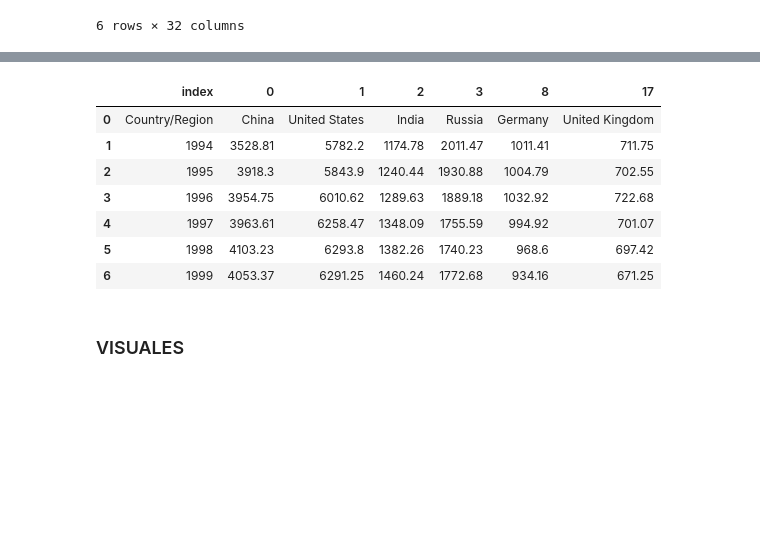
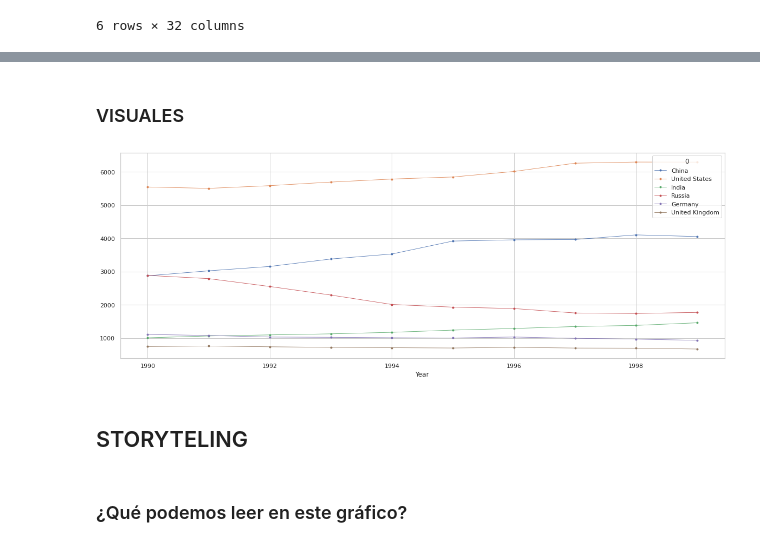
Before and after one commit to Jorge-Solana/GHG-emissions-and-temperature-on-Earth, a Jupyter notebook: Visuals!.ipynb, the cells around one changed output, grey strips where cells are left out. Cells and saved outputs as stored; diff of their text form; code cells hidden in the pictures; blank space fills up the shorter version.

```diff
--- a/Visuals!.ipynb
+++ b/Visuals!.ipynb
@@ -44,3 +48,9 @@ df_acortado_date
 | 3 | Russia | 2885.12 | 2788.70 | 2551.94 | 2294.62 | 2011.47 | 1930.88 | 1889.18 | 1755.59 | 1740.23 | ... |
 | 8 | Germany | 1109.28 | 1079.69 | 1032.01 | 1024.31 | 1011.41 | 1004.79 | 1032.92 | 994.92 | 968.60 | ... |
 | 17 | United Kingdom | 746.40 | 761.64 | 739.51 | 722.61 | 711.75 | 702.55 | 722.68 | 701.07 | 697.42 | ... |
+# %%
+hola = df_acortado_date.T.reset_index()
+hola.columns = hola.iloc[0]
+hola.rename(columns={"Country/Region":"Year"}, inplace=True)
+hola.drop(0,axis=0, inplace = True)
+hola.head()
@@ -47,13 +74,4 @@ df_acortado_date
 # %%
 # convertimos los valores de cada año en float, ya que eran object
 # %%
-pd.to_numeric(df_acortado_date['1990'])
-pd.to_numeric(df_acortado_date['1991'])
-pd.to_numeric(df_acortado_date['1992'])
-pd.to_numeric(df_acortado_date['1993'])
-pd.to_numeric(df_acortado_date['1994'])
-pd.to_numeric(df_acortado_date['1995'])
-pd.to_numeric(df_acortado_date['1996'])
-pd.to_numeric(df_acortado_date['1997'])
-pd.to_numeric(df_acortado_date['1998'])
-pd.to_numeric(df_acortado_date['1999'])
+hola = hola.apply(pd.to_numeric)
@@ -83,14 +78,11 @@ df_acortado_date_2
-# %%
-df_acortado_date_2_t = df_acortado_date_2.T
-df_acortado_date_2_t.reset_index()
-# %% [output]
-|  | index | 0 | 1 | 2 | 3 | 8 | 17 |
-| 0 | Country/Region | China | United States | India | Russia | Germany | United Kingdom |
-| 1 | 1994 | 3528.81 | 5782.2 | 1174.78 | 2011.47 | 1011.41 | 711.75 |
-| 2 | 1995 | 3918.3 | 5843.9 | 1240.44 | 1930.88 | 1004.79 | 702.55 |
-| 3 | 1996 | 3954.75 | 6010.62 | 1289.63 | 1889.18 | 1032.92 | 722.68 |
-| 4 | 1997 | 3963.61 | 6258.47 | 1348.09 | 1755.59 | 994.92 | 701.07 |
-| 5 | 1998 | 4103.23 | 6293.8 | 1382.26 | 1740.23 | 968.6 | 697.42 |
-| 6 | 1999 | 4053.37 | 6291.25 | 1460.24 | 1772.68 | 934.16 | 671.25 |
 # %% [markdown]
 ### VISUALES
+# %%
+fig1 = hola.plot(x='Year', y= ['China', 'United States', 'India', 'Russia', 'Germany', 'United Kingdom'],
+                 figsize=(20,7), linewidth= 0.8, marker= '.')
+# %% [output]
+[figure, added]
+# %% [markdown]
+## STORYTELING
+# %% [markdown]
+### ¿Qué podemos leer en este gráfico?
```
Also changed, not shown: parts of 29 cells of this notebook, 2 other files.
